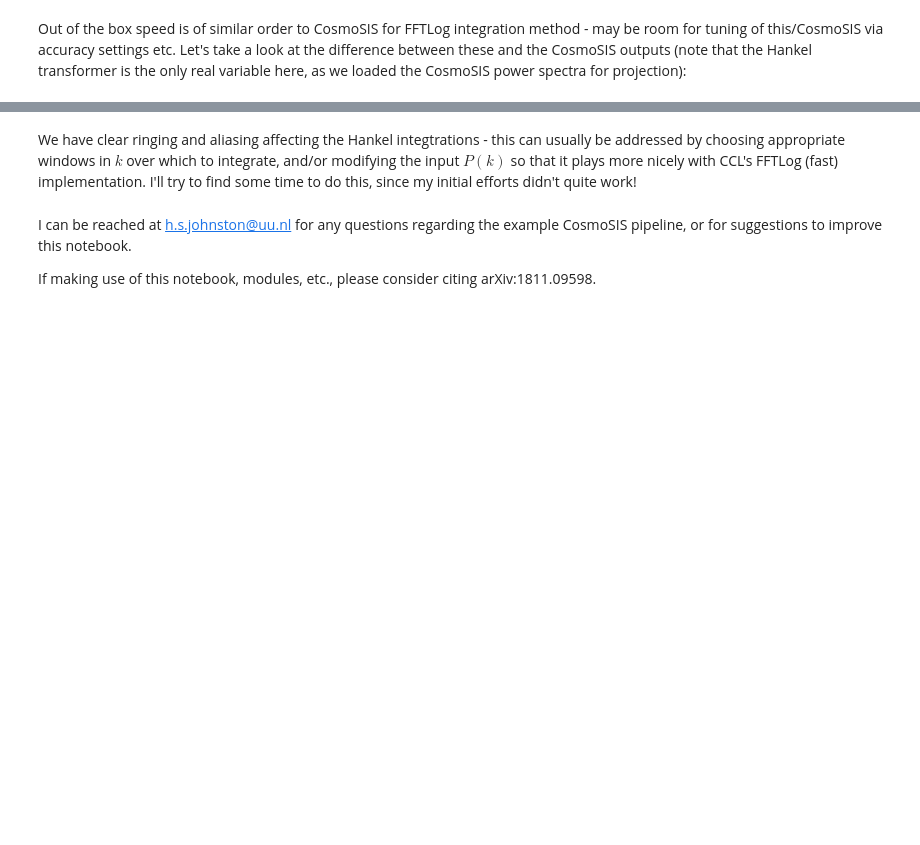
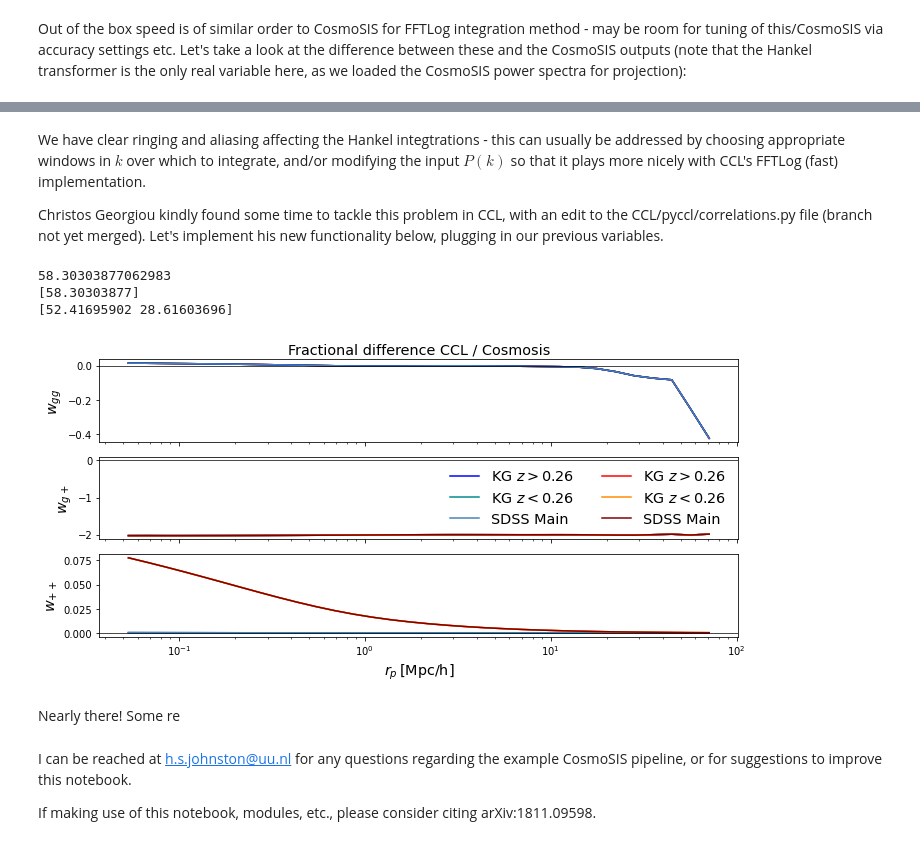
Before and after one commit to echo-IA/IAmodeling, a Jupyter notebook: notebooks/cosmosis_wgplus/projected_alignments_in_cosmosis.ipynb, the cells around one changed output, grey strips where cells are left out. Drawn from its saved outputs; the diff is of its cells as text; code cells hidden in the pictures; blank space fills up the shorter version.

```diff
--- a/notebooks/cosmosis_wgplus/projected_alignments_in_cosmosis.ipynb
+++ b/notebooks/cosmosis_wgplus/projected_alignments_in_cosmosis.ipynb
@@ -264,5 +268,42 @@ plt.tight_layout()
 # %% [markdown]
-We have clear ringing and aliasing affecting the Hankel integtrations - this can usually be addressed by choosing appropriate windows in $k$ over which to integrate, and/or modifying the input $P(k)$ so that it plays more nicely with CCL's FFTLog (fast) implementation. I'll try to find some time to do this, since my initial efforts didn't quite work!
+We have clear ringing and aliasing affecting the Hankel integtrations - this can usually be addressed by choosing appropriate windows in $k$ over which to integrate, and/or modifying the input $P(k)$ so that it plays more nicely with CCL's FFTLog (fast) implementation.
+
+Christos Georgiou kindly found some time to tackle this problem in CCL, with an edit to the CCL/pyccl/correlations.py file (branch not yet merged). Let's implement his new functionality below, plugging in our previous variables.
+# %%
+# copy some variables
+a_sample = 1. / (1. + z[::-1]) # reverse order so that a increases monotonically
+k_sample = k
+z_arr = z[1:] # CosmoSIS has an annoying habit of inserting z=0, even if you don't want it
+pz = nz
+pk_GI_NLA = _PgI[::-1] # also reverse for P(k)'s
+pk_II_NLA = _PII[::-1]
+pk_gg = _Pgg[::-1]
+pk2d_GI_NLA = ccl.pk2d.Pk2D(a_arr=a_sample, lk_arr=np.log(k_sample), pk_arr=pk_GI_NLA, is_logp=False)
+pk2d_II_NLA = ccl.pk2d.Pk2D(a_arr=a_sample, lk_arr=np.log(k_sample), pk_arr=pk_II_NLA, is_logp=False)
+pk2d_gg = ccl.pk2d.Pk2D(a_arr=a_sample, lk_arr=np.log(k_sample), pk_arr=pk_gg, is_logp=False)
+# %%
+# test some array shapes
+wgg_ccl = cosmo.correlation_ab(1., z_arr, pz, p_of_k_a=pk2d_gg, type='gg')
+print(wgg_ccl)
+wgg_ccl = cosmo.correlation_ab(np.array([1]), z_arr, pz, p_of_k_a=pk2d_gg, type='gg')
+print(wgg_ccl)
+wgg_ccl = cosmo.correlation_ab(np.array([1,2]), z_arr, pz, p_of_k_a=pk2d_gg, type='gg')
+print(wgg_ccl)
+# %% [output]
+58.30303877062983
+[58.30303877]
+[52.41695902 28.61603696]
+# %%
+# and now compute the projected correlations
+wgg_new = cosmo.correlation_ab(r_p, z_arr, pz, p_of_k_a=pk2d_gg, type='gg')
+wgp_new = cosmo.correlation_ab(r_p, z_arr, pz, p_of_k_a=pk2d_GI_NLA, type='g+')
+wpp_new = cosmo.correlation_ab(r_p, z_arr, pz, p_of_k_a=pk2d_II_NLA, type='++')
+# moment of truth...
+compare_CosmoSIS_and_CCL(r_p, wgg_new, wgp_new, wpp_new)
+# %% [output]
+[figure, added]
+# %% [markdown]
+Nearly there! Some re
 # %% [markdown]
 I can be reached at h.s.johnston@uu.nl for any questions regarding the example CosmoSIS pipeline, or for suggestions to improve this notebook.
 
```
Also changed, not shown: parts of 4 cells of this notebook.
